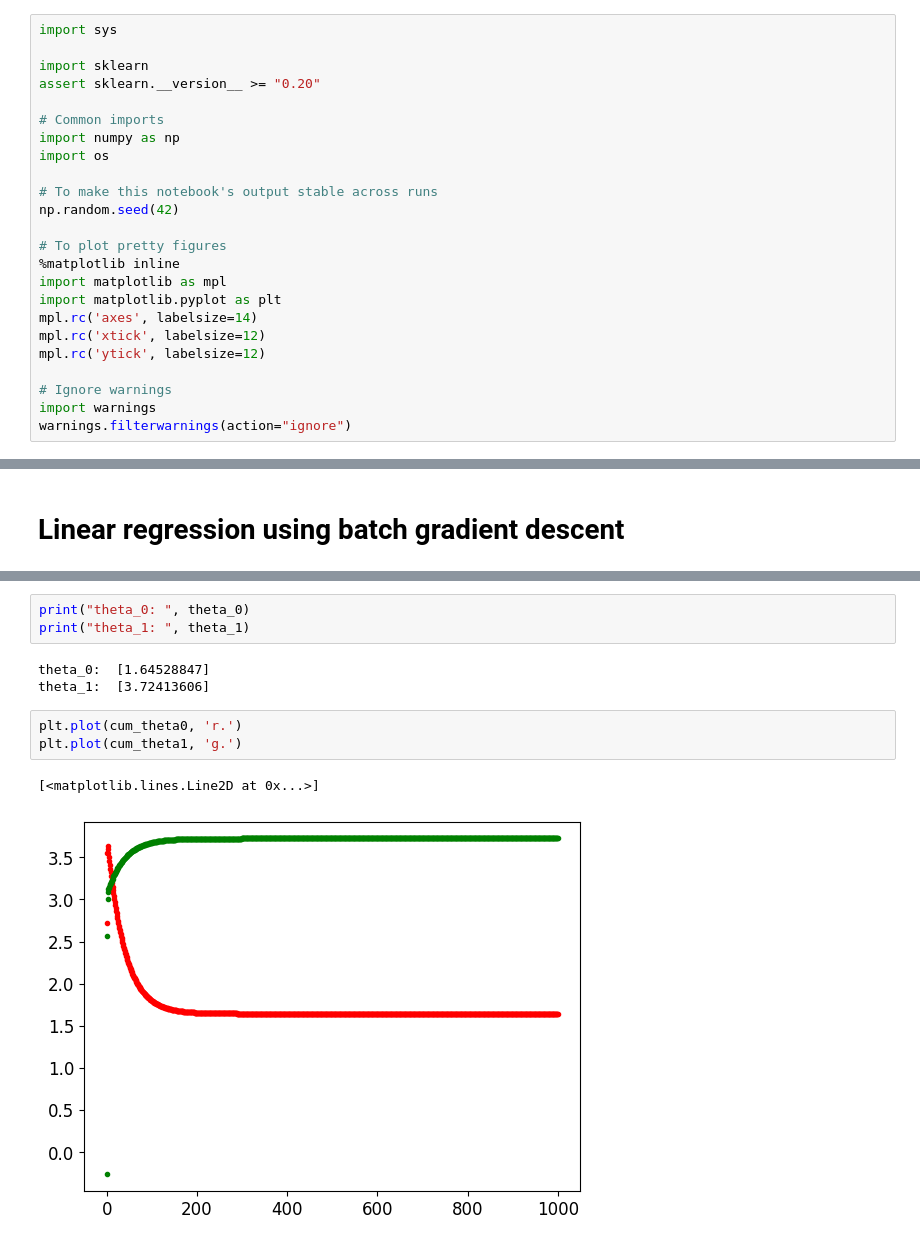
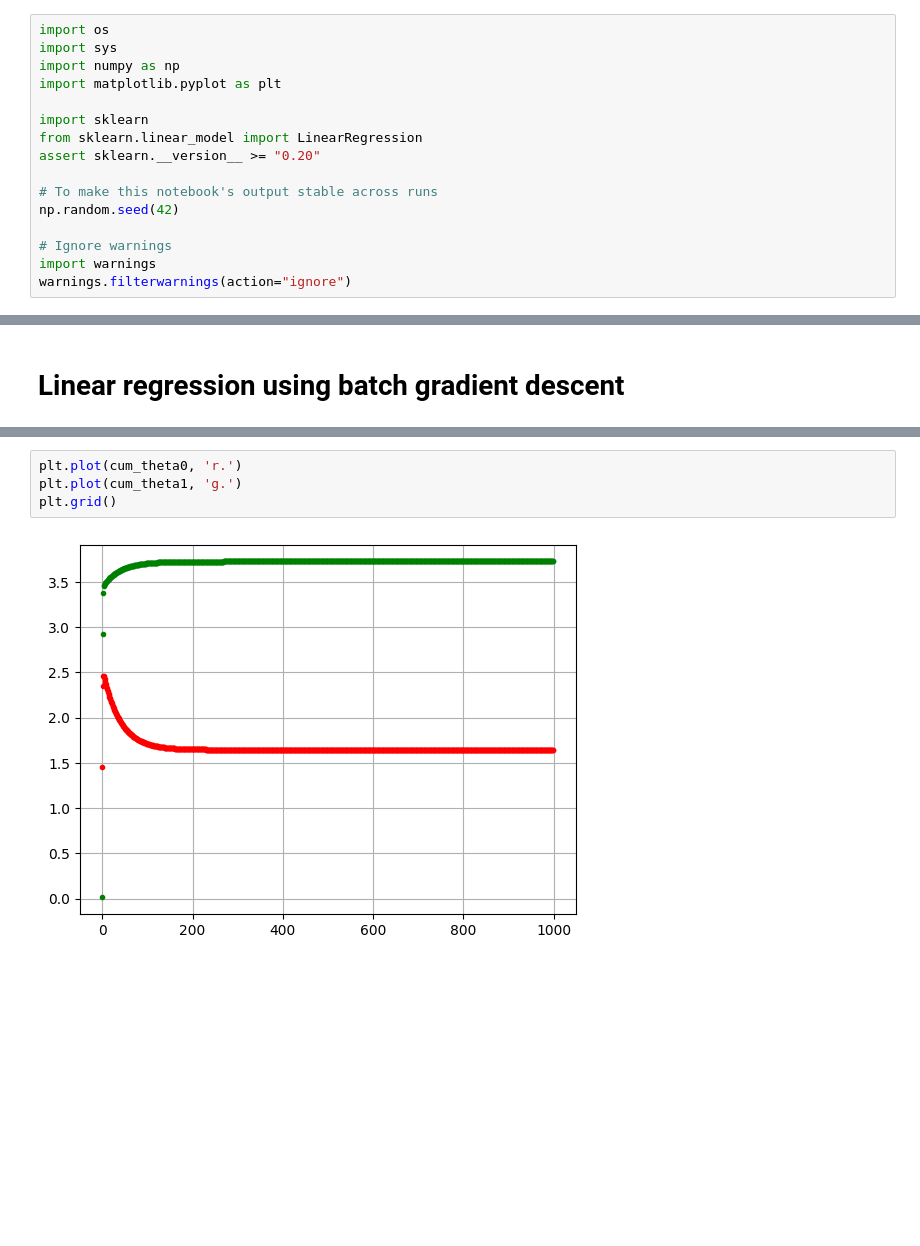
Before and after one commit to watson222-2/python_machine_learning_basics, a Jupyter notebook: Linear_Regression/gradient_descent_coded.ipynb, the cells around one changed output, grey strips where cells are left out. Saved outputs shown, nothing was run; the diff lists cells and outputs as text; blank space fills up the shorter version.

```diff
--- a/Linear_Regression/gradient_descent_coded.ipynb
+++ b/Linear_Regression/gradient_descent_coded.ipynb
@@ -1,24 +5,16 @@
 # %%
+import os
 import sys
+import numpy as np
+import matplotlib.pyplot as plt
 
 import sklearn
+from sklearn.linear_model import LinearRegression
 assert sklearn.__version__ >= "0.20"
-
-# Common imports
-import numpy as np
-import os
 
 # To make this notebook's output stable across runs
 np.random.seed(42)
 
-# To plot pretty figures
-%matplotlib inline
-import matplotlib as mpl
-import matplotlib.pyplot as plt
-mpl.rc('axes', labelsize=14)
-mpl.rc('xtick', labelsize=12)
-mpl.rc('ytick', labelsize=12)
-
 # Ignore warnings
 import warnings
 warnings.filterwarnings(action="ignore")
@@ -87,13 +88,7 @@ for iteration in range(n_iterations):
-# %%
-print("theta_0: ", theta_0)
-print("theta_1: ", theta_1)
-# %% [output]
-theta_0:  [1.64528847]
-theta_1:  [3.72413606]
 # %%
 plt.plot(cum_theta0, 'r.')
 plt.plot(cum_theta1, 'g.')
+plt.grid()
 # %% [output]
-[<matplotlib.lines.Line2D at 0x...>]
-[figure, old version]
+[figure, new version]
 # %%
```
Also changed, not shown: parts of 12 cells of this notebook, 8 other files.
